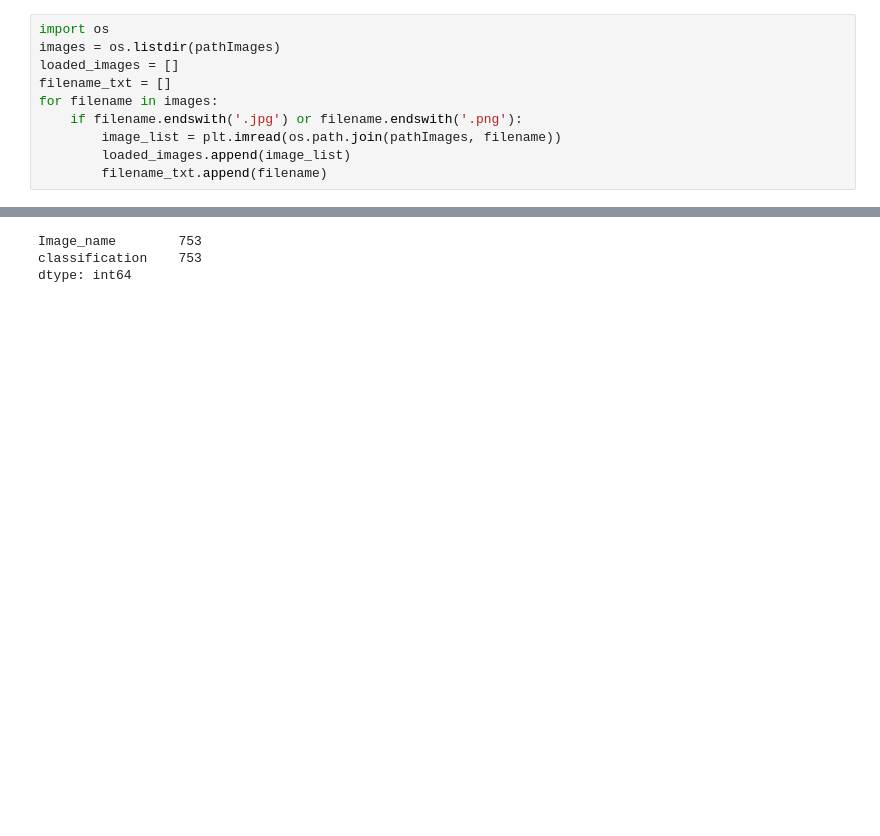
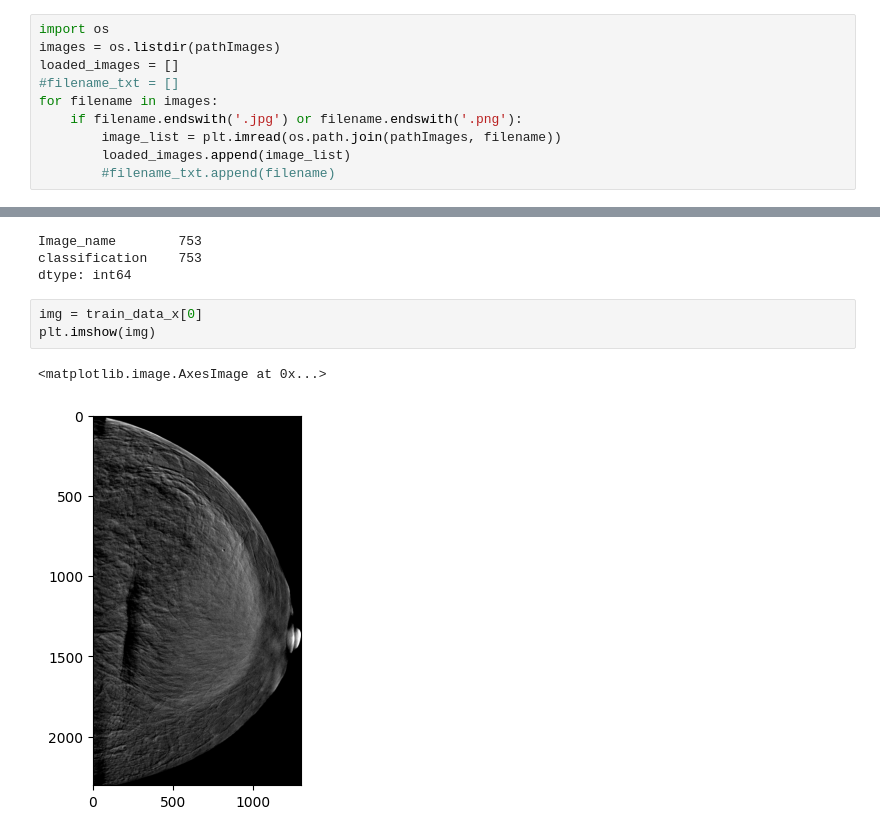
Before and after one commit to RexGod/DataMining_Pgu_Nueral_Network, a Jupyter notebook: finalProject.ipynb, the cells around one changed output, grey strips where cells are left out. Saved outputs shown, nothing was run; the diff lists cells and outputs as text; blank space fills up the shorter version.

```diff
--- a/finalProject.ipynb
+++ b/finalProject.ipynb
@@ -35,9 +35,9 @@ load Images
 import os
 images = os.listdir(pathImages)
 loaded_images = []
-filename_txt = []
+#filename_txt = []
 for filename in images:
     if filename.endswith('.jpg') or filename.endswith('.png'):
         image_list = plt.imread(os.path.join(pathImages, filename))
         loaded_images.append(image_list)
-        filename_txt.append(filename)
+        #filename_txt.append(filename)
@@ -117,3 +128,9 @@ train_data_y.count()
 Image_name        753
 classification    753
 dtype: int64
+# %%
+img = train_data_x[0]
+plt.imshow(img)
+# %% [output]
+<matplotlib.image.AxesImage at 0x...>
+[figure, added]
```
Also changed, not shown: parts of 4 cells of this notebook.
